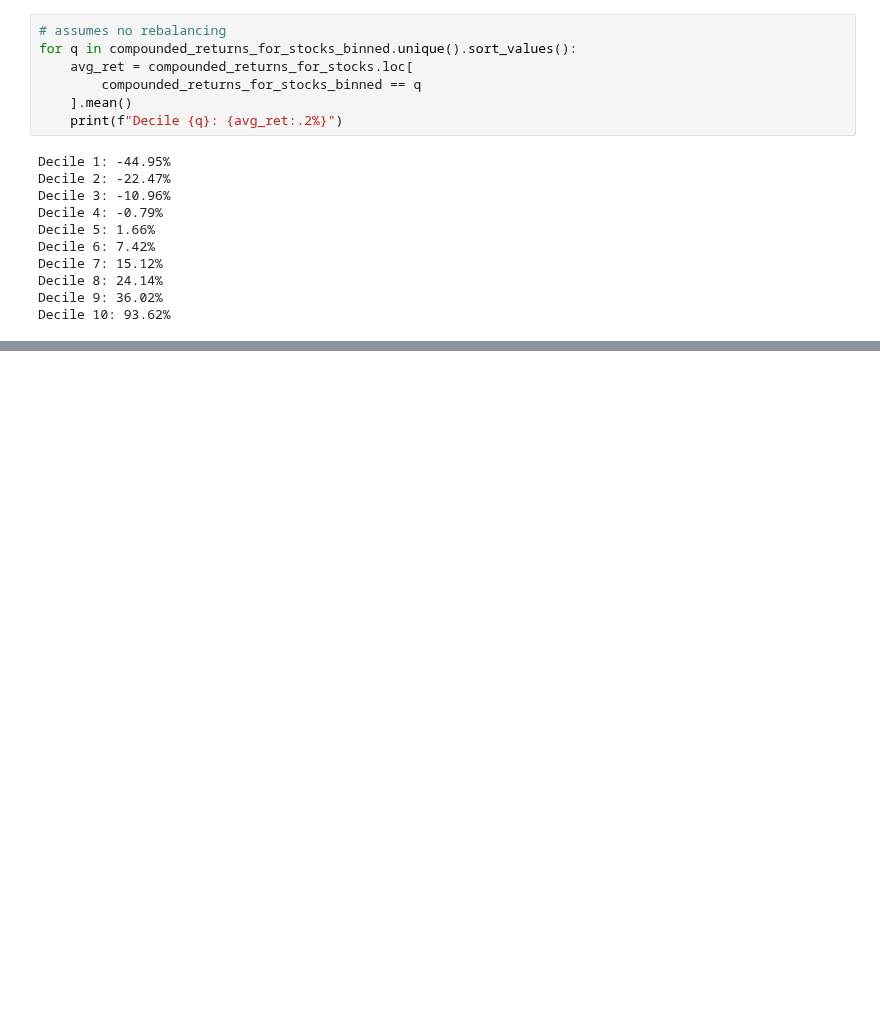
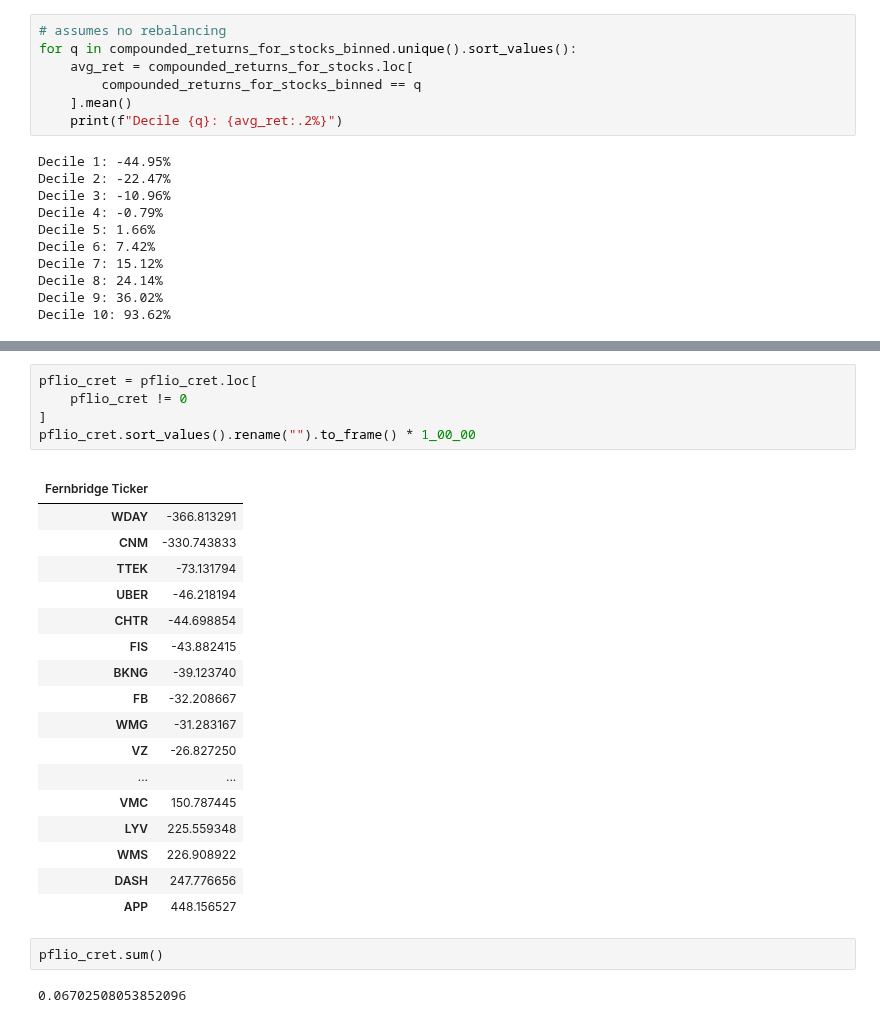
Before and after one commit to sparshsah/foggy-demo, a Jupyter notebook: demo/playground/fcm-dev-trader-case.ipynb, the cells around one changed output, grey strips where cells are left out. Drawn from its saved outputs; the diff is of its cells as text; blank space fills up the shorter version.

```diff
--- a/demo/playground/fcm-dev-trader-case.ipynb
+++ b/demo/playground/fcm-dev-trader-case.ipynb
@@ -419,0 +477,28 @@ Decile 10: 93.62%
+# %%
+pflio_cret = pflio_cret.loc[
+    pflio_cret != 0
+]
+pflio_cret.sort_values().rename("").to_frame() * 1_00_00
+# %% [output]
+|  |  |
+| Fernbridge Ticker |  |
+| WDAY | -366.813291 |
+| CNM | -330.743833 |
+| TTEK | -73.131794 |
+| UBER | -46.218194 |
+| CHTR | -44.698854 |
+| FIS | -43.882415 |
+| BKNG | -39.123740 |
+| FB | -32.208667 |
+| WMG | -31.283167 |
+| VZ | -26.827250 |
+| ... | ... |
+| VMC | 150.787445 |
+| LYV | 225.559348 |
+| WMS | 226.908922 |
+| DASH | 247.776656 |
+| APP | 448.156527 |
+# %%
+pflio_cret.sum()
+# %% [output]
+0.06702508053852096
```
Also changed, not shown: parts of 9 cells of this notebook.
